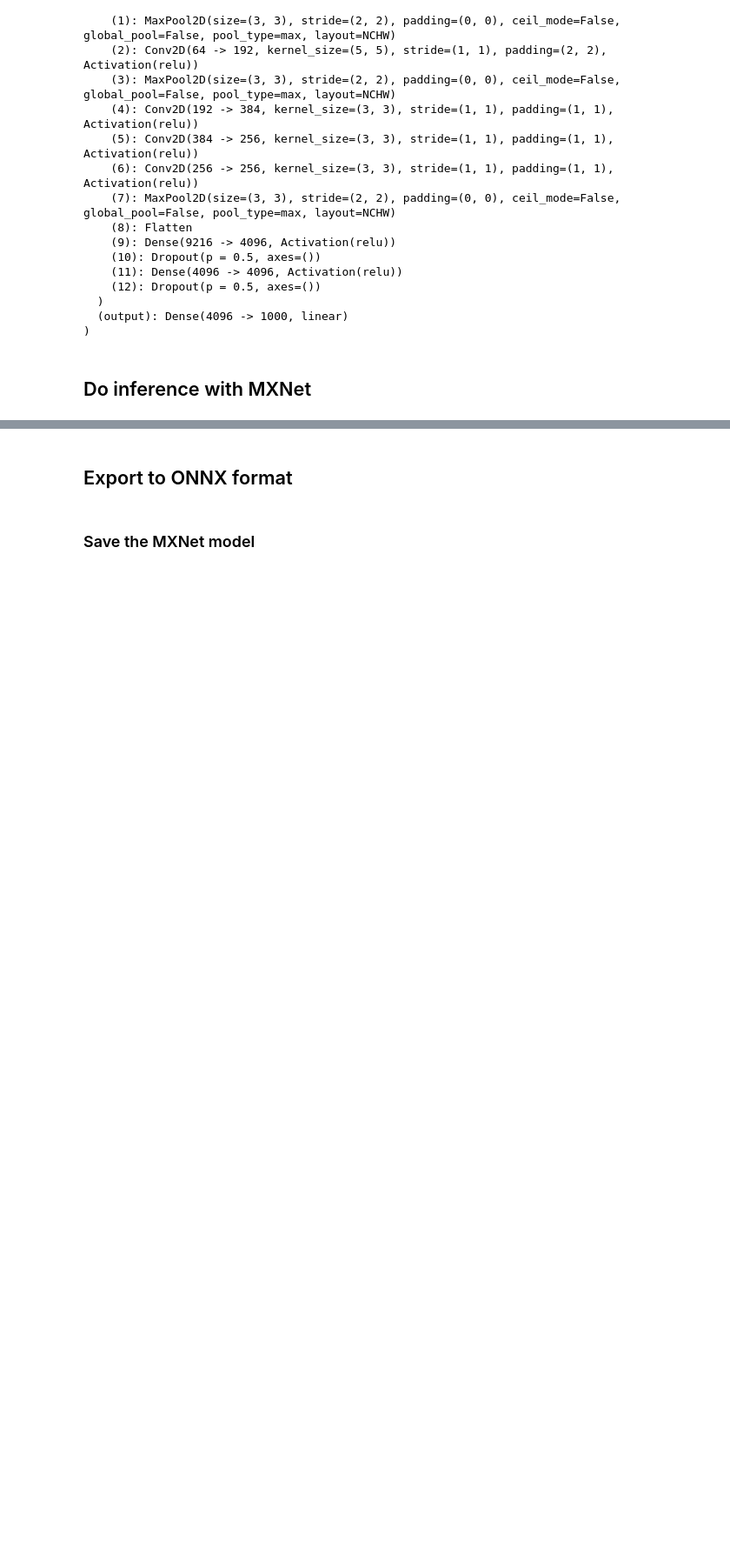
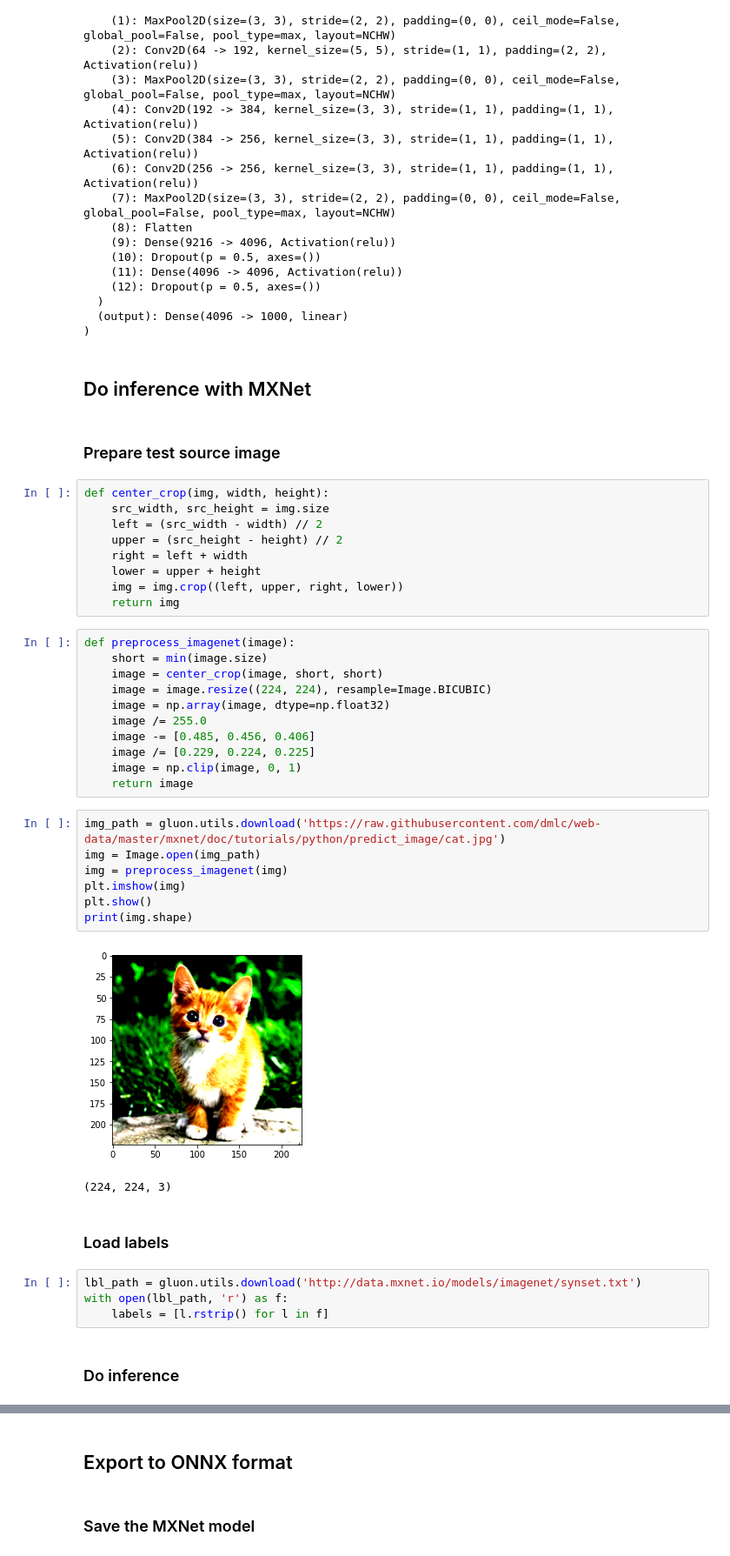
Before and after one commit to MACNICA-CLAVIS-NV/mxzoo2onnx, a Jupyter notebook: mxnet_model_zoo_to_onnx.ipynb, the cells around one changed output, grey strips where cells are left out. Shown at 87% size. Cells and saved outputs as stored; diff of their text form; blank space fills up the shorter version.

Commit message:
Modified image preprocessing

```diff
--- a/mxnet_model_zoo_to_onnx.ipynb
+++ b/mxnet_model_zoo_to_onnx.ipynb
@@ -46,6 +49,46 @@ AlexNet(
 )
 # %% [markdown]
 ## Do inference with MXNet
+# %% [markdown]
+### Prepare test source image
+# %%
+def center_crop(img, width, height):
+    src_width, src_height = img.size
+    left = (src_width - width) // 2
+    upper = (src_height - height) // 2
+    right = left + width
+    lower = upper + height
+    img = img.crop((left, upper, right, lower))
+    return img
+# %%
+def preprocess_imagenet(image):
+    short = min(image.size)
+    image = center_crop(image, short, short)
+    image = image.resize((224, 224), resample=Image.BICUBIC)
+    image = np.array(image, dtype=np.float32)
+    image /= 255.0
+    image -= [0.485, 0.456, 0.406]
+    image /= [0.229, 0.224, 0.225]
+    image = np.clip(image, 0, 1)
+    return image
+# %%
+img_path = gluon.utils.download('https://raw.githubusercontent.com/dmlc/web-data/master/mxnet/doc/tutorials/python/predict_image/cat.jpg')
+img = Image.open(img_path)
+img = preprocess_imagenet(img)
+plt.imshow(img)
+plt.show()
+print(img.shape)
+# %% [output]
+[figure, added]
+(224, 224, 3)
+# %% [markdown]
+### Load labels
+# %%
+lbl_path = gluon.utils.download('http://data.mxnet.io/models/imagenet/synset.txt')
+with open(lbl_path, 'r') as f:
+    labels = [l.rstrip() for l in f]
+# %% [markdown]
+### Do inference
 # %%
 # set context
 ctx = mx.cpu()
```
Also changed, not shown: parts of 5 cells of this notebook, 1 other file.
